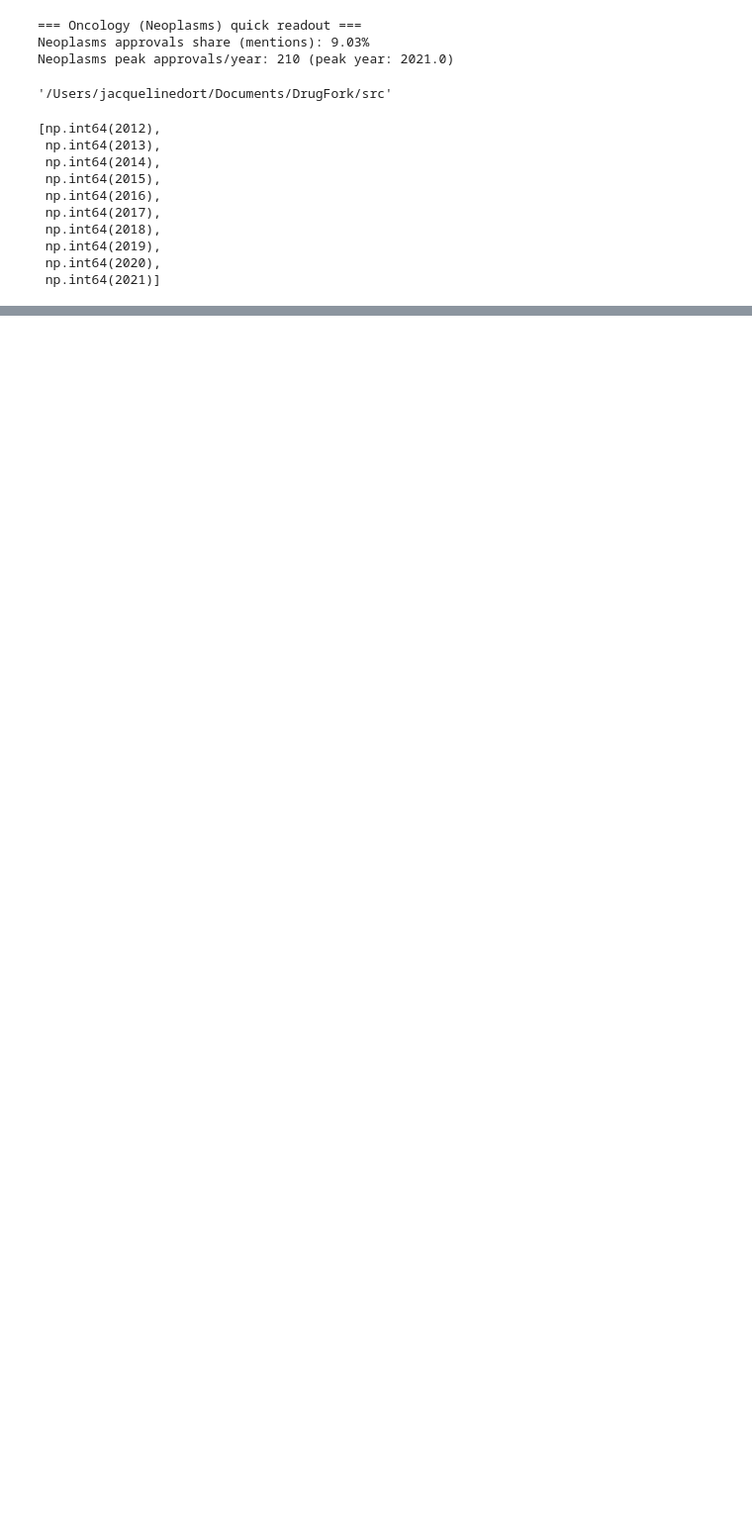
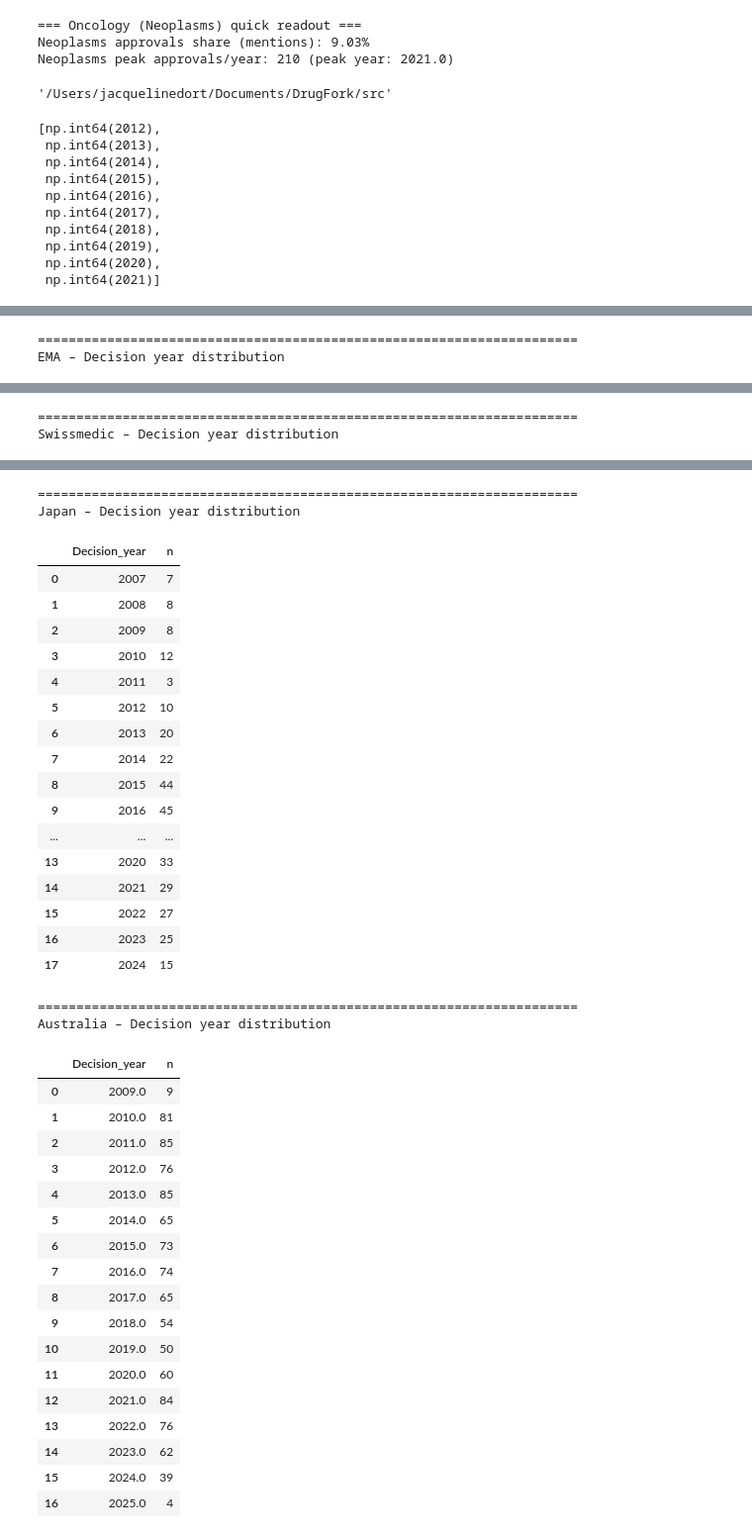
Before and after one commit to dcr-unibe-ch/DrugFork, a Jupyter notebook: src/paper_writing_jd.ipynb, the cells around one changed output, grey strips where cells are left out. Shown at 99% size. Drawn from its saved outputs; the diff is of its cells as text; code cells hidden in the pictures; blank space fills up the shorter version.

```diff
--- a/src/paper_writing_jd.ipynb
+++ b/src/paper_writing_jd.ipynb
@@ -1193,3 +1206,17 @@ sorted(gbd["year"].unique())[-10:]
  np.int64(2019),
  np.int64(2020),
  np.int64(2021)]
+# %%
+# find out decision year destribution per agency
+for name, df in agencies.items():
+    print("\n" + "=" * 70)
+    print(f"{name} – Decision year distribution")
+
+    decision_year = pd.to_numeric(df["Decision_year"], errors="coerce")
+    counts = decision_year.value_counts().sort_index()
+
+    dist = counts.reset_index()
+    dist.columns = ["Decision_year", "n"]
+
+    display(dist)
+# %% [output]
@@ -1195,0 +1253,2 @@ sorted(gbd["year"].unique())[-10:]
+======================================================================
+EMA – Decision year distribution
@@ -1195,0 +1272,2 @@ sorted(gbd["year"].unique())[-10:]
+======================================================================
+Swissmedic – Decision year distribution
@@ -1195,0 +1281,39 @@ sorted(gbd["year"].unique())[-10:]
+======================================================================
+Japan – Decision year distribution
+|  | Decision_year | n |
+| 0 | 2007 | 7 |
+| 1 | 2008 | 8 |
+| 2 | 2009 | 8 |
+| 3 | 2010 | 12 |
+| 4 | 2011 | 3 |
+| 5 | 2012 | 10 |
+| 6 | 2013 | 20 |
+| 7 | 2014 | 22 |
+| 8 | 2015 | 44 |
+| 9 | 2016 | 45 |
+| ... | ... | ... |
+| 13 | 2020 | 33 |
+| 14 | 2021 | 29 |
+| 15 | 2022 | 27 |
+| 16 | 2023 | 25 |
+| 17 | 2024 | 15 |
+======================================================================
+Australia – Decision year distribution
+|  | Decision_year | n |
+| 0 | 2009.0 | 9 |
+| 1 | 2010.0 | 81 |
+| 2 | 2011.0 | 85 |
+| 3 | 2012.0 | 76 |
+| 4 | 2013.0 | 85 |
+| 5 | 2014.0 | 65 |
+| 6 | 2015.0 | 73 |
+| 7 | 2016.0 | 74 |
+| 8 | 2017.0 | 65 |
+| 9 | 2018.0 | 54 |
+| 10 | 2019.0 | 50 |
+| 11 | 2020.0 | 60 |
+| 12 | 2021.0 | 84 |
+| 13 | 2022.0 | 76 |
+| 14 | 2023.0 | 62 |
+| 15 | 2024.0 | 39 |
+| 16 | 2025.0 | 4 |
```
Also changed, not shown: parts of 5 cells of this notebook, 4 other files.
